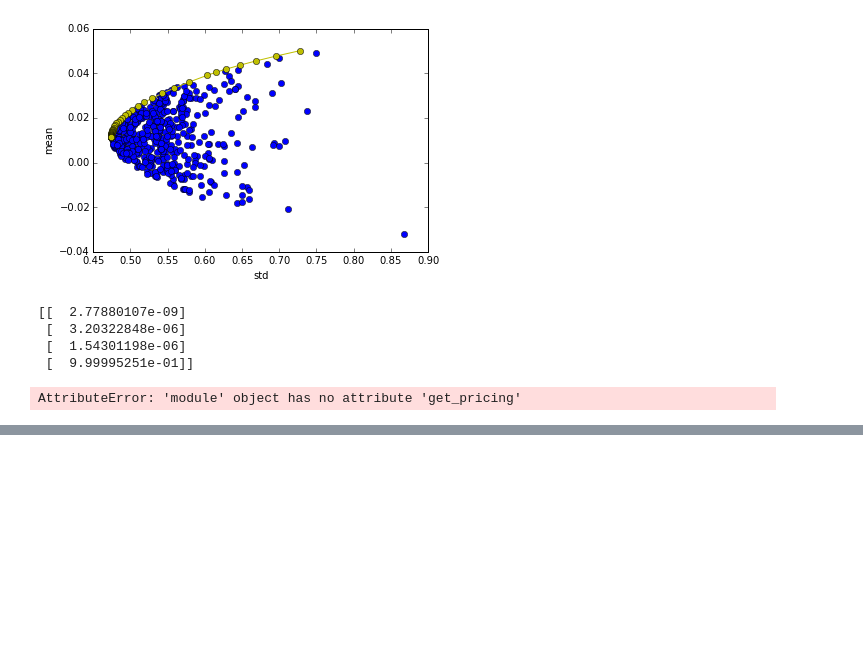
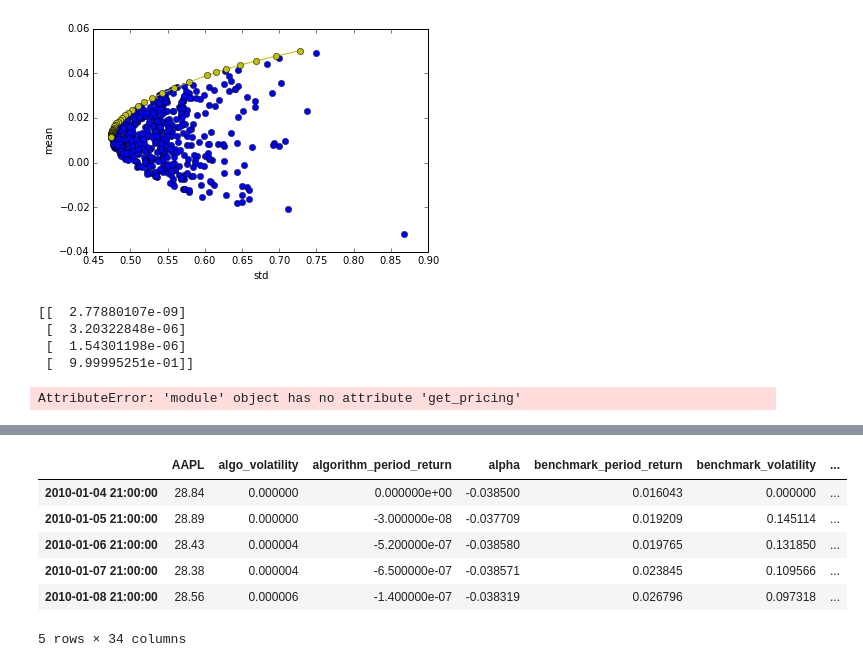
Before and after one commit to velosipeds/forex, a Jupyter notebook: Trading_Scripts/Zack/Zipline/Markowitz Port Optimization.ipynb, the cells around one changed output, grey strips where cells are left out. Saved outputs shown, nothing was run; the diff lists cells and outputs as text; code cells hidden in the pictures; blank space fills up the shorter version.

```diff
--- a/Trading_Scripts/Zack/Zipline/Markowitz Port Optimization.ipynb
+++ b/Trading_Scripts/Zack/Zipline/Markowitz Port Optimization.ipynb
@@ -240,0 +222,10 @@ dir(zipline.data)
+# %%
+perf_ipython.head()
+# %% [output]
+|  | AAPL | algo_volatility | algorithm_period_return | alpha | benchmark_period_return | benchmark_volatility | ... |
+| 2010-01-04 21:00:00 | 28.84 | 0.000000 | 0.000000e+00 | -0.038500 | 0.016043 | 0.000000 | ... |
+| 2010-01-05 21:00:00 | 28.89 | 0.000000 | -3.000000e-08 | -0.037709 | 0.019209 | 0.145114 | ... |
+| 2010-01-06 21:00:00 | 28.43 | 0.000004 | -5.200000e-07 | -0.038580 | 0.019765 | 0.131850 | ... |
+| 2010-01-07 21:00:00 | 28.38 | 0.000004 | -6.500000e-07 | -0.038571 | 0.023845 | 0.109566 | ... |
+| 2010-01-08 21:00:00 | 28.56 | 0.000006 | -1.400000e-07 | -0.038319 | 0.026796 | 0.097318 | ... |
+5 rows × 34 columns
```
Also changed, not shown: parts of 6 cells of this notebook, 4 other files.
